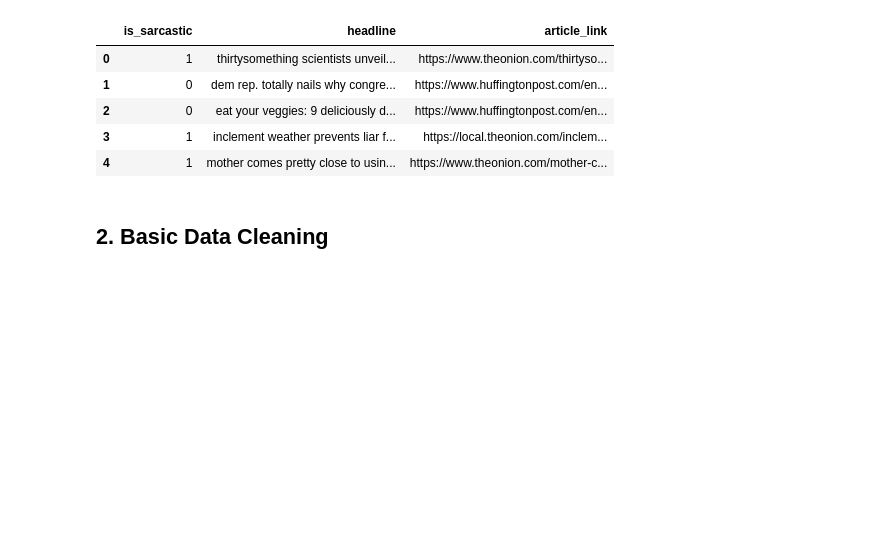
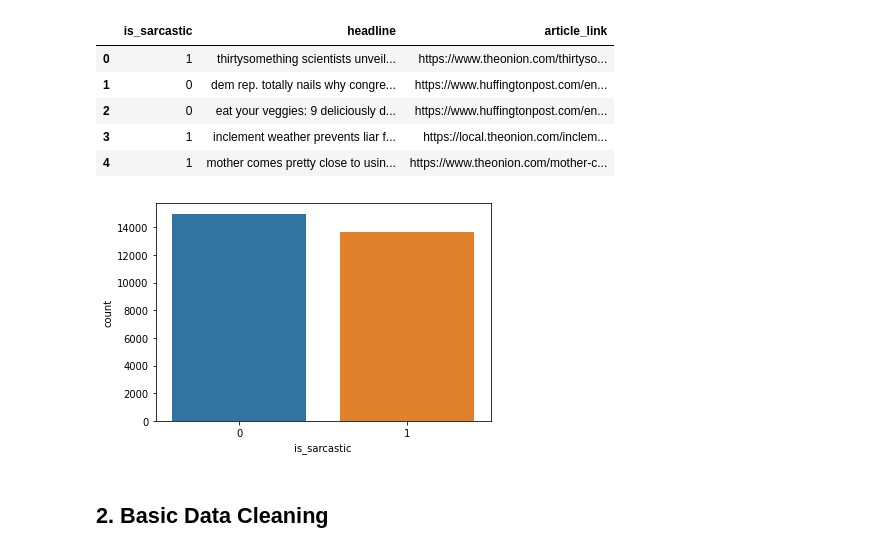
Before and after one commit to subhabrata-ghosh-1988/Transformers, a Jupyter notebook: sarcasm-detection-using-bert-base-uncased.ipynb, the cells around one changed output. Drawn from its saved outputs; the diff is of its cells as text; code cells hidden in the pictures; blank space fills up the shorter version.

```diff
--- a/sarcasm-detection-using-bert-base-uncased.ipynb
+++ b/sarcasm-detection-using-bert-base-uncased.ipynb
@@ -117,6 +117,11 @@ df.head()
 | 4 | 1 | mother comes pretty close to usin... | https://www.theonion.com/mother-c... |
 # %%
 df.drop('article_link', axis=1, inplace=True)
+# %%
+sns.countplot(df['is_sarcastic'])
+plt.show()
+# %% [output]
+[figure, added]
 # %% [markdown]
 ## 2. Basic Data Cleaning
 # %%
```
Also changed, not shown: parts of 7 cells of this notebook.
